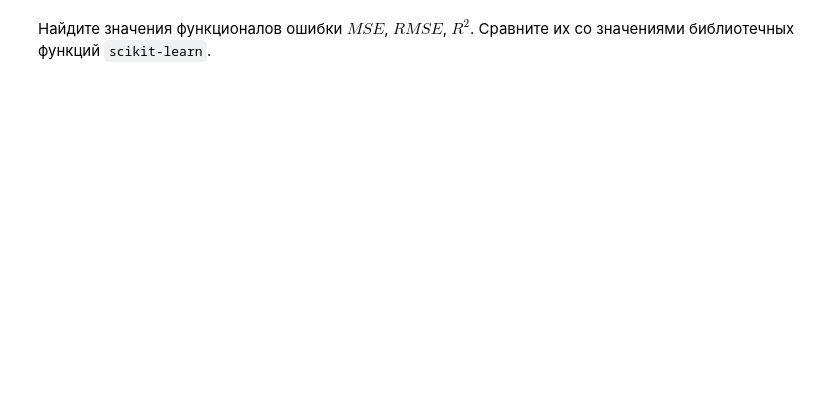
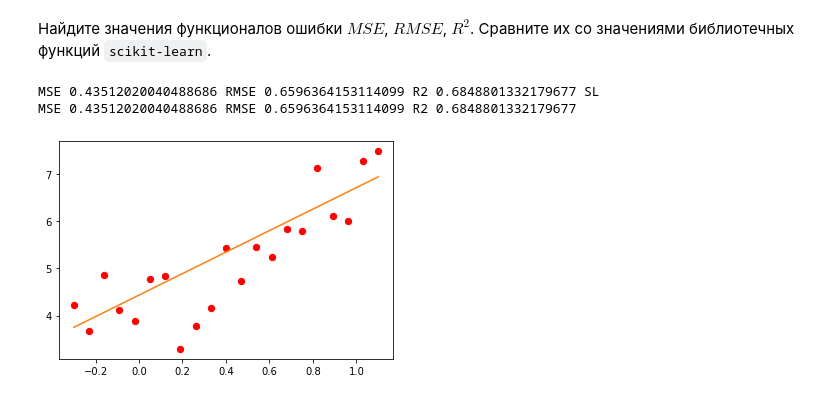
Before and after one commit to Loinen/ml_labs, a Jupyter notebook: ml_lab2.ipynb, the cells around one changed output. Drawn from its saved outputs; the diff is of its cells as text; code cells hidden in the pictures; blank space fills up the shorter version.

```diff
--- a/ml_lab2.ipynb
+++ b/ml_lab2.ipynb
@@ -163,11 +159,20 @@ NameError: ignored
 Найдите значения функционалов ошибки $MSE$, $RMSE$, $R^2$. Сравните их со значениями библиотечных функций `scikit-learn`.
 # %%
 # Ваш код здесь
-mse = MSE(y_test, y_predict)
-rmse = RMSE(y_test, y_predict)
-r2 = R2(y_test, y_predict)
+plt.plot(X_test, y_predict[0]+y_predict[1]*X_test)
+plt.scatter(X_test[:, 1:], y_test, 40, marker='o', color='Red')
 
-mse_sl = mean_squared_error(y_test, y_predict)
-rmse_sl = mean_squared_error(y_test, y_predict, squared=False)
-r2_sl = r2_score(y_test, y_predict)
+y_predict2 = y_predict[0]+y_predict[1]*X_test[:,1]
+y_predict2 = y_predict2.reshape(y_predict2.shape[0], 1)
+mse = MSE(y_test, y_predict2)
+rmse = RMSE(y_test, y_predict2)
+r2 = R2(y_test, y_predict2)
+
+mse_sl = mean_squared_error(y_test, y_predict2)
+rmse_sl = mean_squared_error(y_test, y_predict2, squared=False)
+r2_sl = r2_score(y_test, y_predict2)
 print("MSE", mse, "RMSE", rmse, "R2", r2, "SL\nMSE", mse_sl, "RMSE", rmse_sl, "R2", r2_sl)
+# %% [output]
+MSE 0.43512020040488686 RMSE 0.6596364153114099 R2 0.6848801332179677 SL
+MSE 0.43512020040488686 RMSE 0.6596364153114099 R2 0.6848801332179677
+[figure, added]
```
Also changed, not shown: parts of 8 cells of this notebook.
